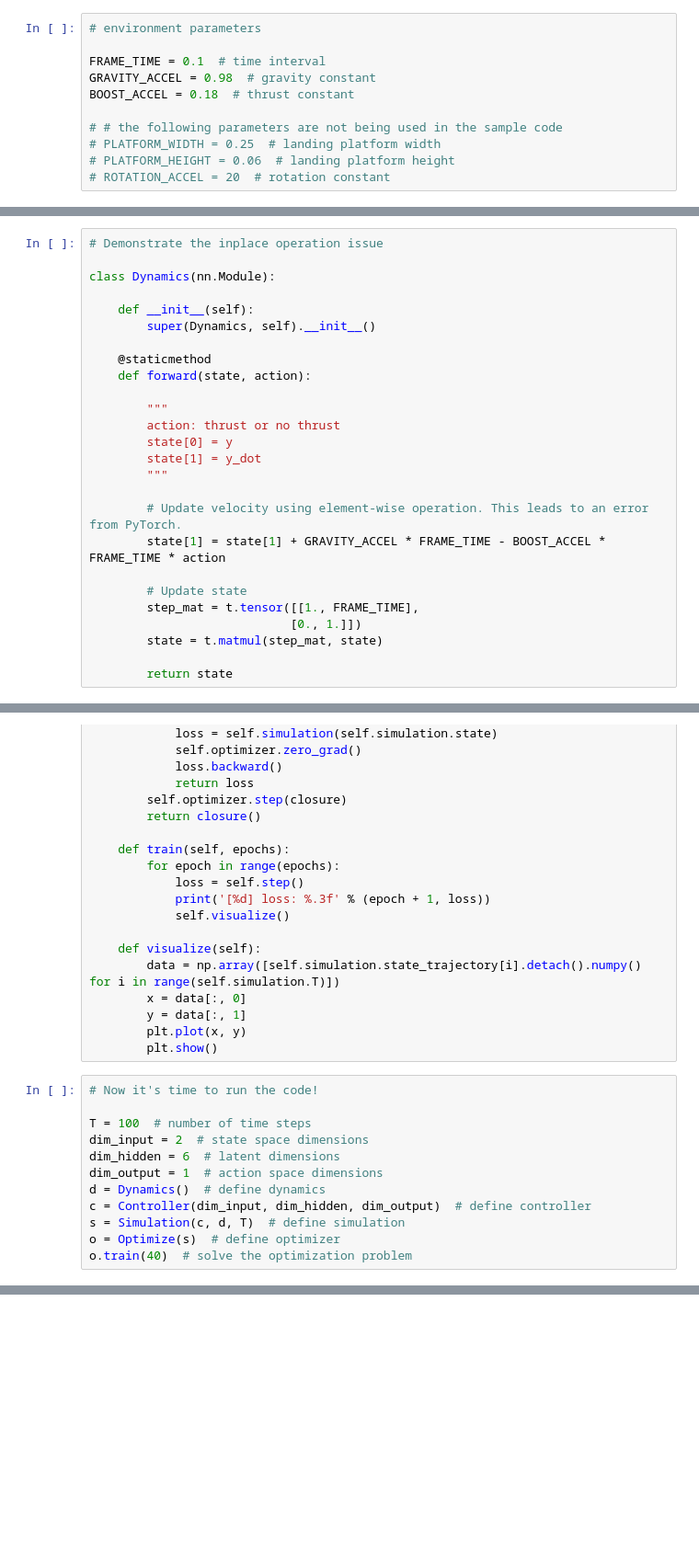
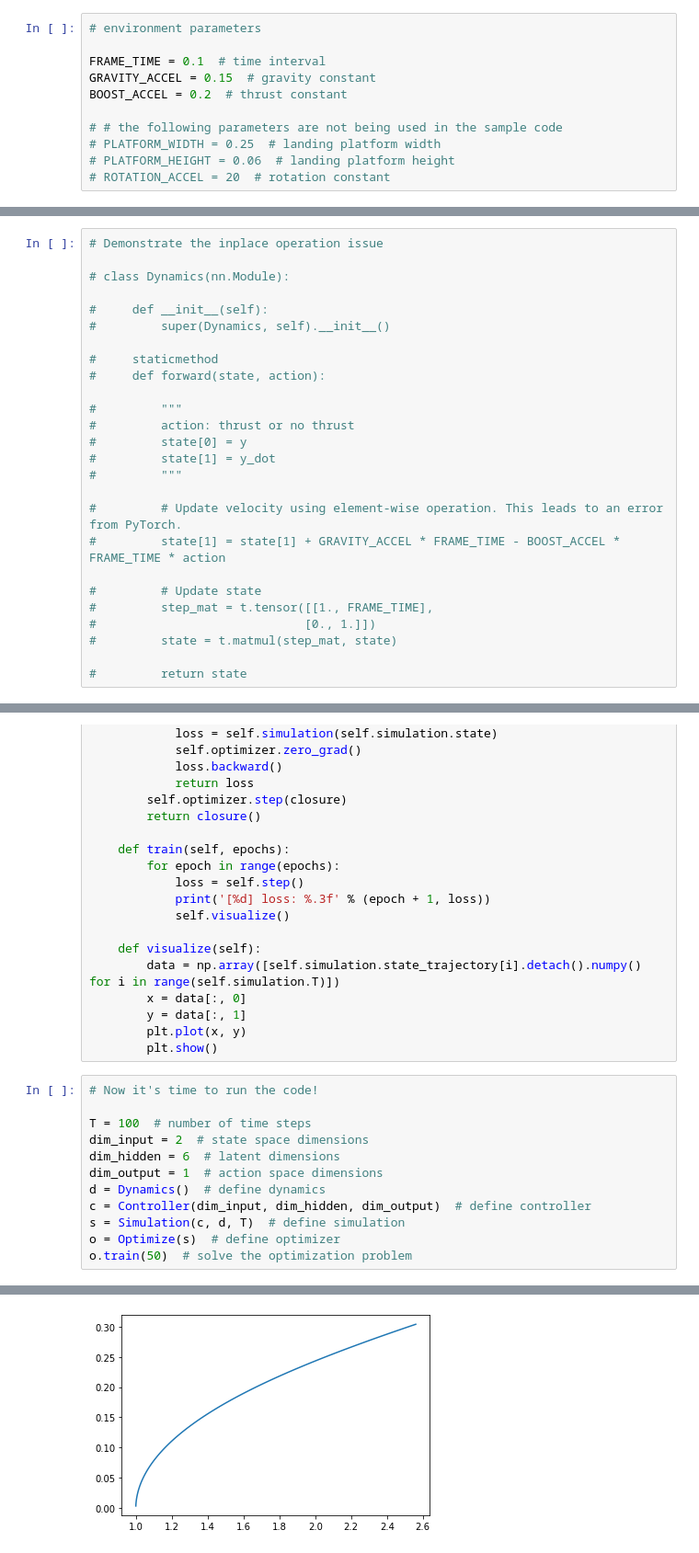
Before and after one commit to sdutta42/PROJECT-1, a Jupyter notebook: DOP_Project_1.ipynb, the cells around one changed output, grey strips where cells are left out. Shown at 92% size. Saved outputs shown, nothing was run; the diff lists cells and outputs as text; blank space fills up the shorter version.

```diff
--- a/DOP_Project_1.ipynb
+++ b/DOP_Project_1.ipynb
@@ -26,8 +26,8 @@ logger = logging.getLogger(__name__)
 # environment parameters
 
 FRAME_TIME = 0.1  # time interval
-GRAVITY_ACCEL = 0.98  # gravity constant
-BOOST_ACCEL = 0.18  # thrust constant
+GRAVITY_ACCEL = 0.15  # gravity constant
+BOOST_ACCEL = 0.2  # thrust constant
 
 # # the following parameters are not being used in the sample code
 # PLATFORM_WIDTH = 0.25  # landing platform width
@@ -87,29 +80,29 @@ class Dynamics(nn.Module):
 # %%
 # Demonstrate the inplace operation issue
 
-class Dynamics(nn.Module):
+# class Dynamics(nn.Module):
 
-    def __init__(self):
-        super(Dynamics, self).__init__()
+#     def __init__(self):
+#         super(Dynamics, self).__init__()
 
-    @staticmethod
-    def forward(state, action):
+#     staticmethod
+#     def forward(state, action):
 
-        """
-        action: thrust or no thrust
-        state[0] = y
-        state[1] = y_dot
-        """
+#         """
+#         action: thrust or no thrust
+#         state[0] = y
+#         state[1] = y_dot
+#         """
 
-        # Update velocity using element-wise operation. This leads to an error from PyTorch.
-        state[1] = state[1] + GRAVITY_ACCEL * FRAME_TIME - BOOST_ACCEL * FRAME_TIME * action
+#         # Update velocity using element-wise operation. This leads to an error from PyTorch.
+#         state[1] = state[1] + GRAVITY_ACCEL * FRAME_TIME - BOOST_ACCEL * FRAME_TIME * action
 
-        # Update state
-        step_mat = t.tensor([[1., FRAME_TIME],
-                            [0., 1.]])
-        state = t.matmul(step_mat, state)
+#         # Update state
+#         step_mat = t.tensor([[1., FRAME_TIME],
+#                             [0., 1.]])
+#         state = t.matmul(step_mat, state)
 
-        return state
+#         return state
 # %%
 # a deterministic controller
 # Note:
@@ -219,5 +212,5 @@ d = Dynamics()  # define dynamics
 c = Controller(dim_input, dim_hidden, dim_output)  # define controller
 s = Simulation(c, d, T)  # define simulation
 o = Optimize(s)  # define optimizer
-o.train(40)  # solve the optimization problem
+o.train(50)  # solve the optimization problem
 # %% [output]
@@ -224,0 +218 @@ RuntimeError: ignored
+[figure, added]
```
Also changed, not shown: parts of 3 cells of this notebook.
